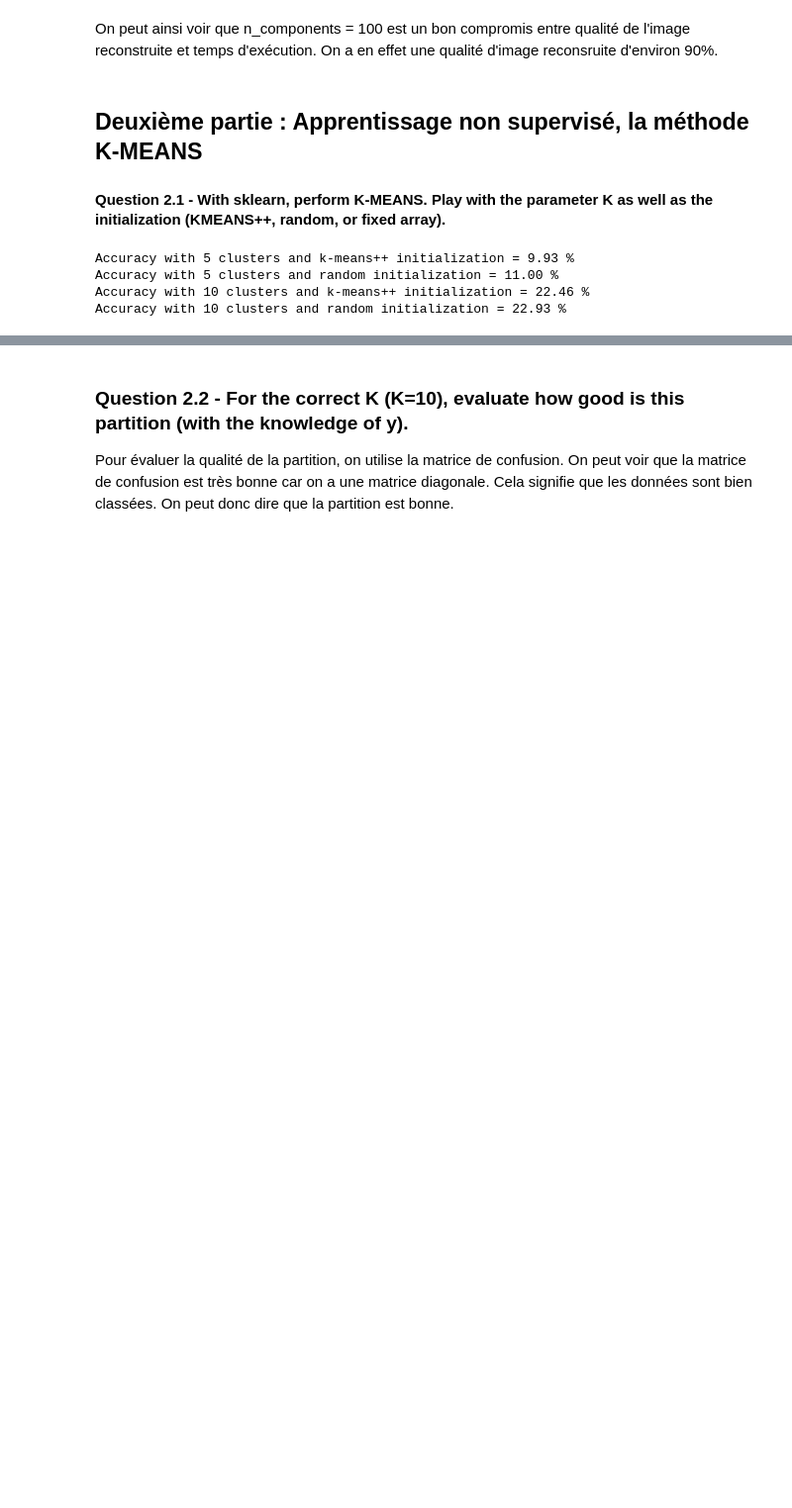
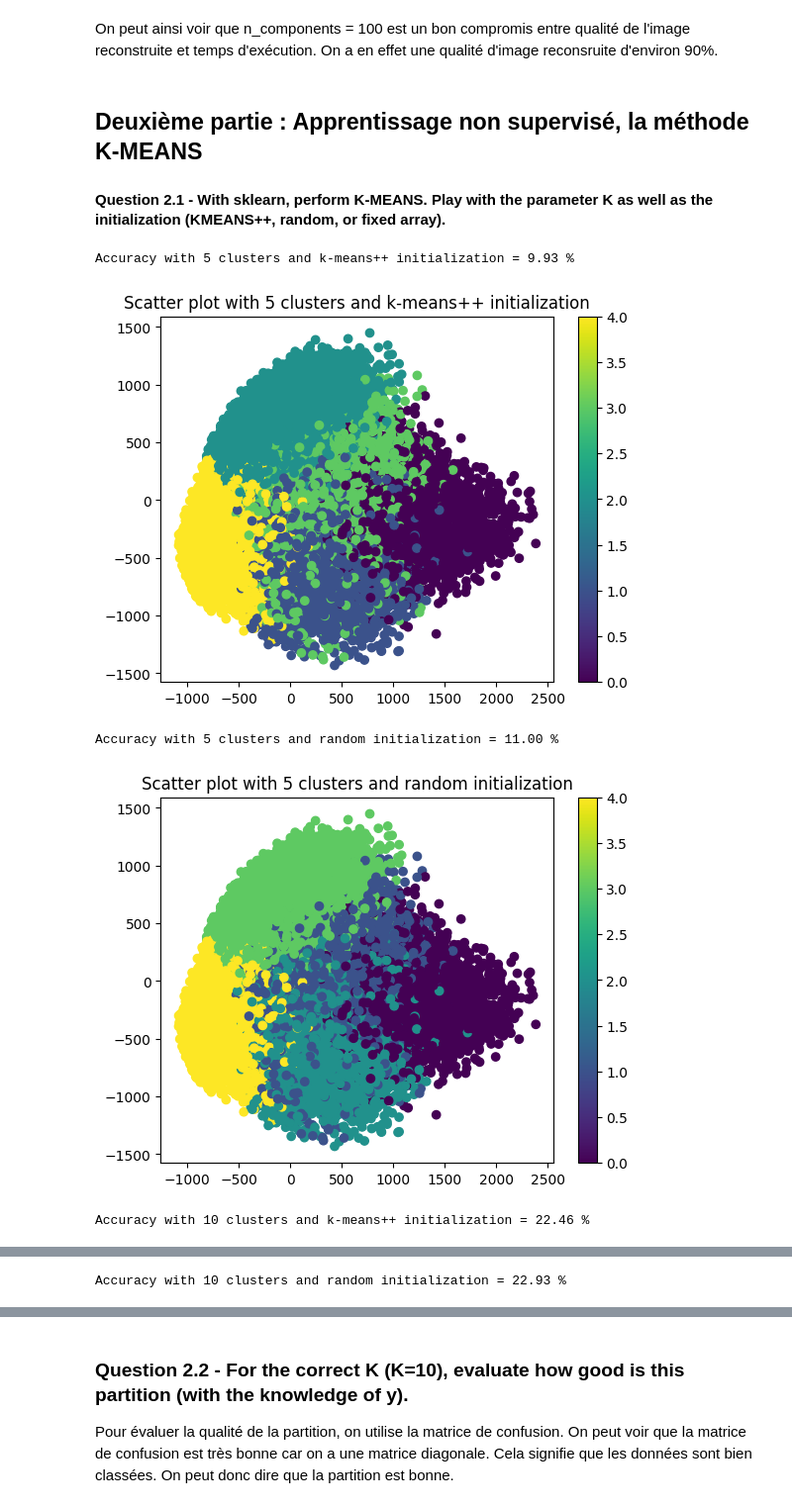
Before and after one commit to CharrierTim/Machine-Learning, a Jupyter notebook: TD1/The datasets MNIST.ipynb, the cells around one changed output, grey strips where cells are left out. Shown: that part at 99% size. Drawn from its saved outputs; the diff is of its cells as text; code cells hidden in the pictures; blank space fills up the shorter version.

```diff
--- a/TD1/The datasets MNIST.ipynb
+++ b/TD1/The datasets MNIST.ipynb
@@ -162,23 +162,26 @@ On peut ainsi voir que n_components = 100 est un bon compromis entre qualité de
 # %%
 # Perform K-means with different values of K and initilizaton methods
 
 from sklearn.cluster import KMeans
 import warnings
 warnings.filterwarnings('ignore')
 
+
 def Kmeans(n_clusters, init):
     kmeans = KMeans(n_clusters=n_clusters, init=init, random_state=0)
     kmeans.fit(X_train_flat)
     Y_pred = kmeans.predict(X_test_flat)
-    print("Accuracy with %i clusters and %s initialization = %.2f %%" %(
+    print("Accuracy with %i clusters and %s initialization = %.2f %%" % (
         n_clusters, init, accuracy_score(Y_test, Y_pred)*100))
 
-Kmeans(5, "k-means++")
-Kmeans(5, "random")
-Kmeans(10, "k-means++")
-Kmeans(10, "random")
+    return kmeans
+
+kmeans = Kmean(5, "k-means++")
+kmeans = Kmeans(10, "k-means++")
+kmeans = Kmeans(10, "random")
 # %% [output]
 Accuracy with 5 clusters and k-means++ initialization = 9.93 %
-Accuracy with 5 clusters and random initialization = 11.00 %
-Accuracy with 10 clusters and k-means++ initialization = 22.46 %
-Accuracy with 10 clusters and random initialization = 22.93 %
+[figure, added]
+Accuracy with 5 clusters and random initialization = 11.00 %
+[figure, added]
+Accuracy with 10 clusters and k-means++ initialization = 22.46 %
@@ -184,0 +189 @@ Accuracy with 10 clusters and random initialization = 22.93 %
+Accuracy with 10 clusters and random initialization = 22.93 %
```
Also changed, not shown: parts of 10 cells of this notebook.
